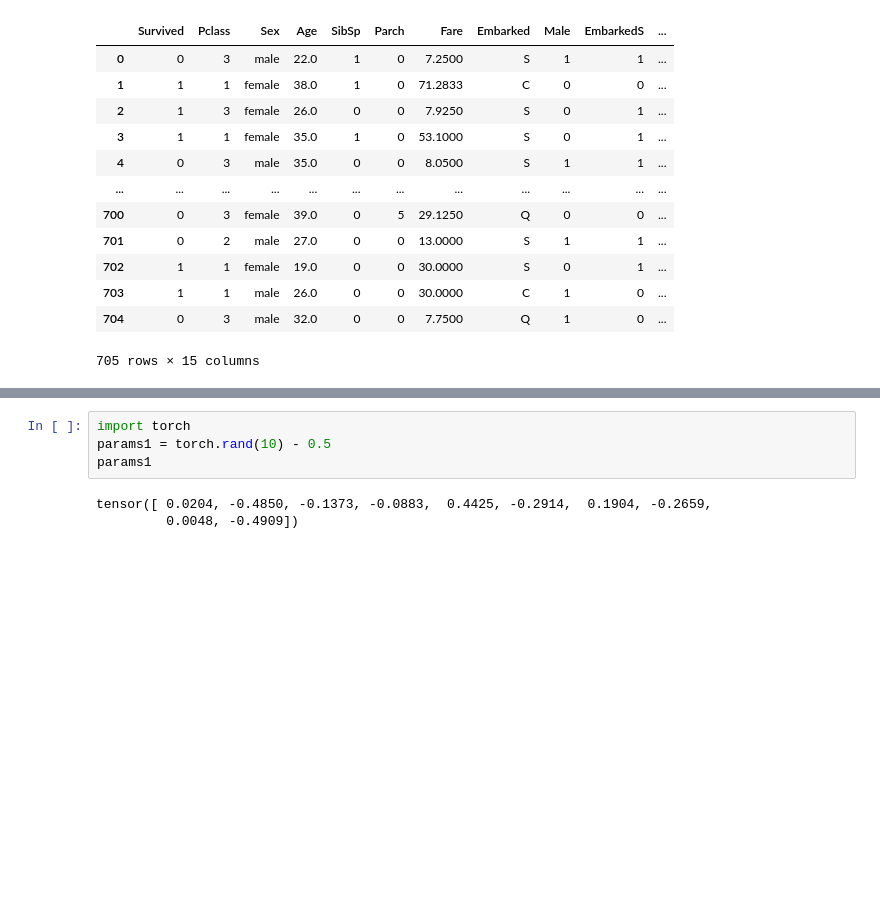
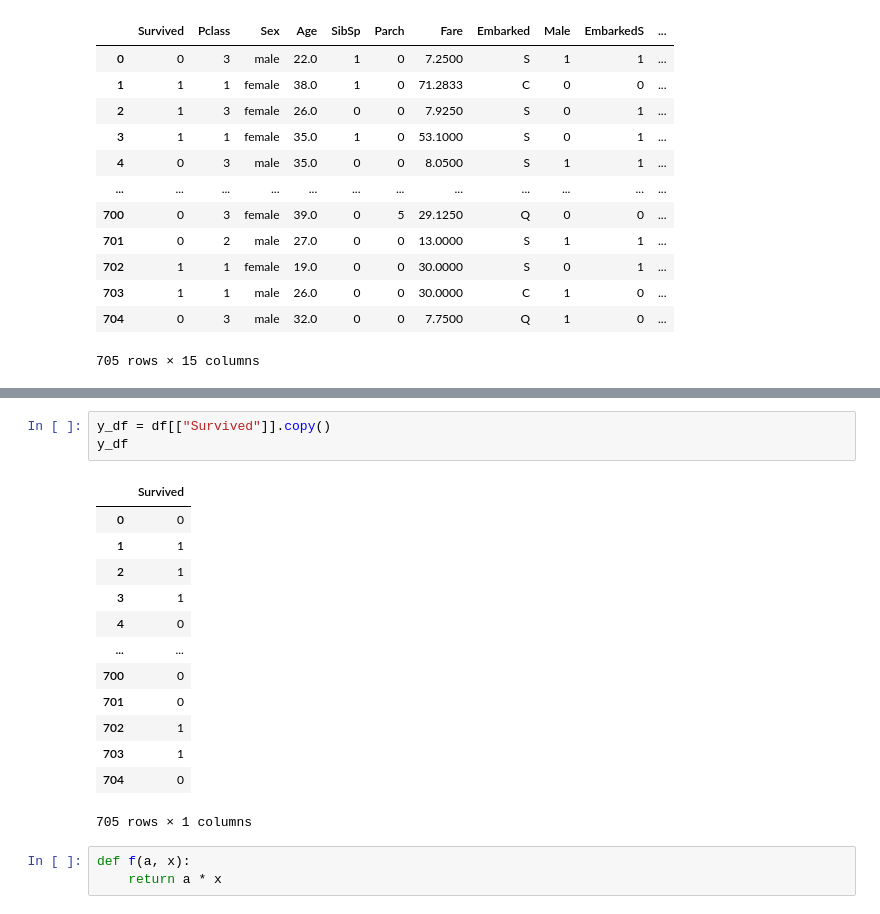
Before and after one commit to atozncoder/ai, a Jupyter notebook: Lesson3Tiitanik.ipynb, the cells around one changed output, grey strips where cells are left out. Drawn from its saved outputs; the diff is of its cells as text; blank space fills up the shorter version.

```diff
--- a/Lesson3Tiitanik.ipynb
+++ b/Lesson3Tiitanik.ipynb
@@ -173,10 +174,23 @@ x
 | 703 | 0 | 0 | 1 | 0 | 1 | 1 | 0 | 0.3250 | 3.401197 | 1 |
 | 704 | 0 | 0 | 1 | 0 | 0 | 0 | 0 | 0.4000 | 2.047693 | 1 |
 705 rows × 10 columns
-# %%
-import torch
-params1 = torch.rand(10) - 0.5
-params1
-# %% [output]
-tensor([ 0.0204, -0.4850, -0.1373, -0.0883,  0.4425, -0.2914,  0.1904, -0.2659,
-         0.0048, -0.4909])
+# %%
+y_df = df[["Survived"]].copy()
+y_df
+# %% [output]
+|  | Survived |
+| 0 | 0 |
+| 1 | 1 |
+| 2 | 1 |
+| 3 | 1 |
+| 4 | 0 |
+| ... | ... |
+| 700 | 0 |
+| 701 | 0 |
+| 702 | 1 |
+| 703 | 1 |
+| 704 | 0 |
+705 rows × 1 columns
+# %%
+def f(a, x):
+    return a * x
```
Also changed, not shown: parts of 30 cells of this notebook.
